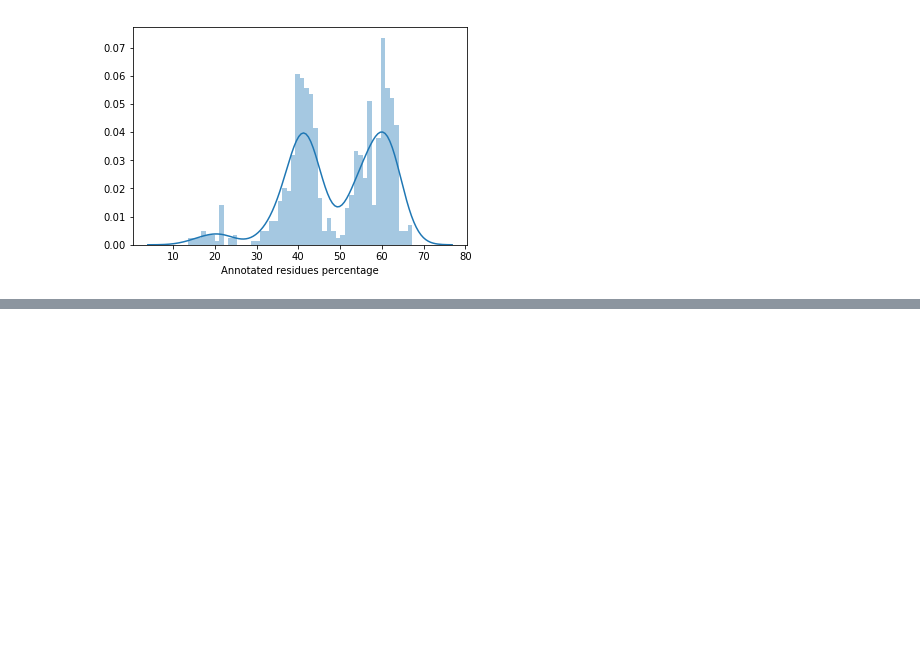
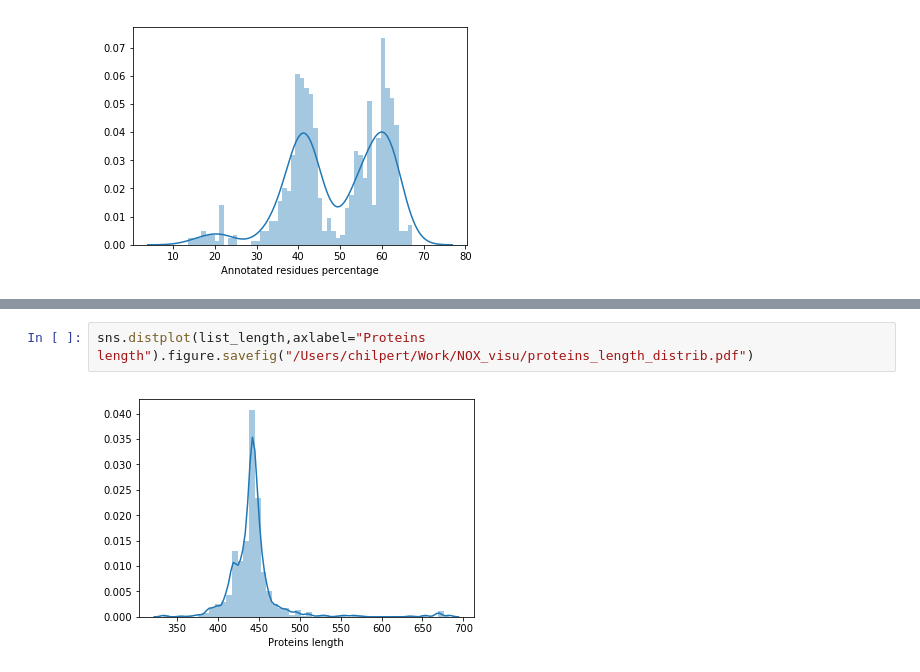
Before and after one commit to MMSB-MOBI/NOX_analysis, a Jupyter notebook: notebook/Domain_analysis_proper.ipynb, the cells around one changed output, grey strips where cells are left out. Cells and saved outputs as stored; diff of their text form; blank space fills up the shorter version.

```diff
--- a/notebook/Domain_analysis_proper.ipynb
+++ b/notebook/Domain_analysis_proper.ipynb
@@ -552,0 +567,4 @@ plot.figure.savefig("/Users/chilpert/Work/NOX_visu/annotated_part.pdf")
+# %%
+sns.distplot(list_length,axlabel="Proteins length").figure.savefig("/Users/chilpert/Work/NOX_visu/proteins_length_distrib.pdf")
+# %% [output]
+[figure, added]
```
Also changed, not shown: parts of 2 cells of this notebook.
